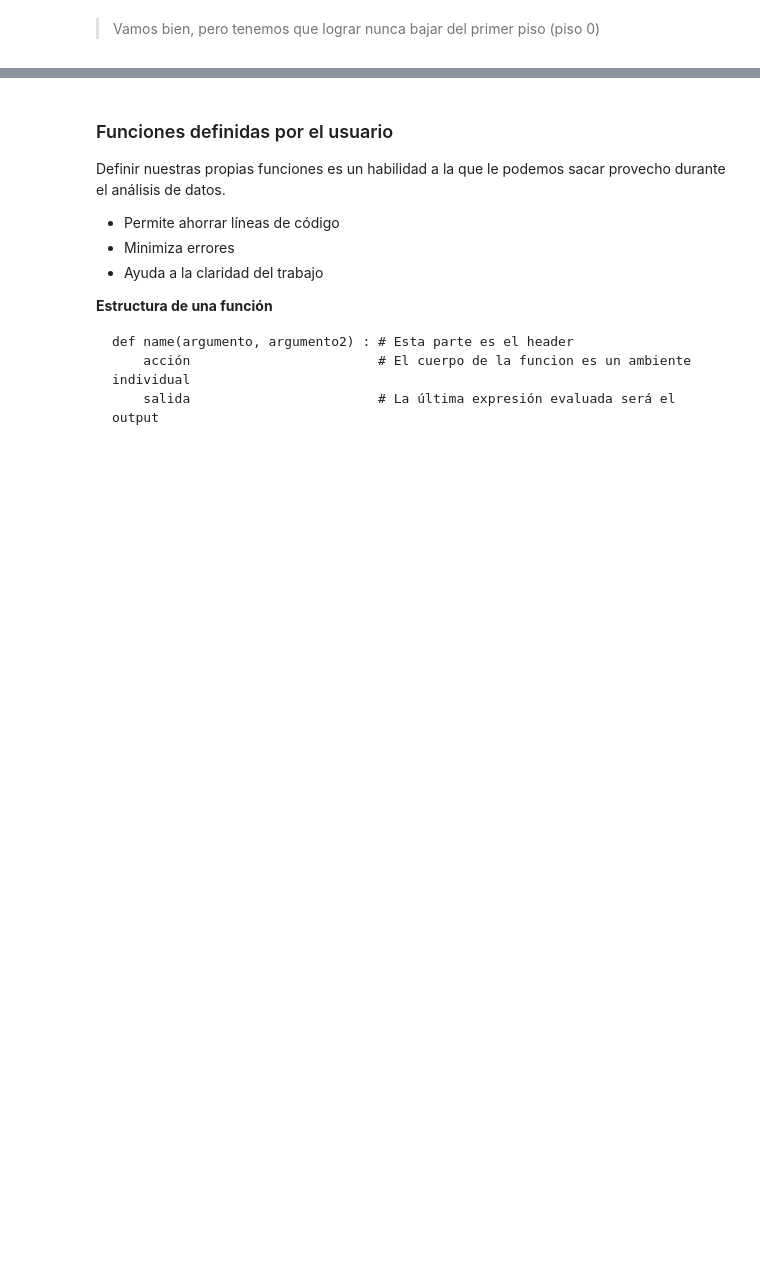
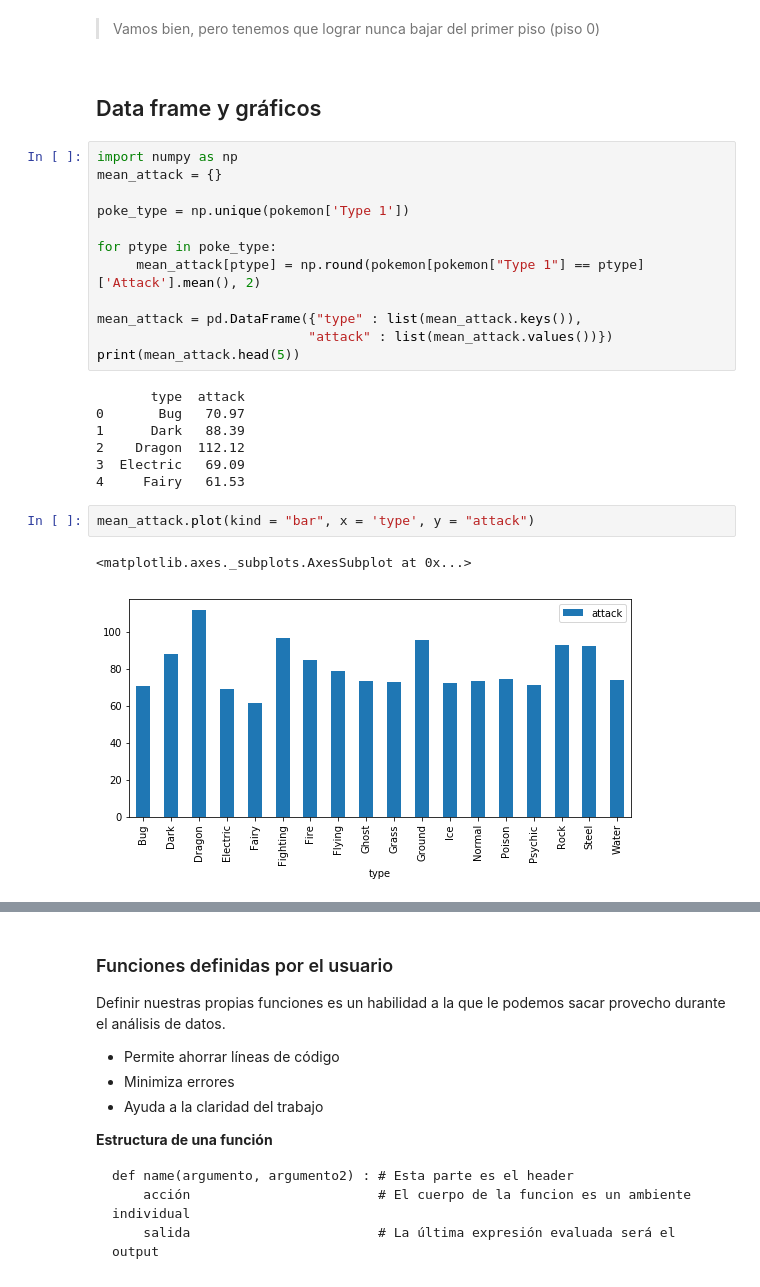
Before and after one commit to Johan-rosa/curso-python-bcrd, a Jupyter notebook: curso_python_bcrd.ipynb, the cells around one changed output, grey strips where cells are left out. Saved outputs shown, nothing was run; the diff lists cells and outputs as text; blank space fills up the shorter version.

```diff
--- a/curso_python_bcrd.ipynb
+++ b/curso_python_bcrd.ipynb
@@ -615,3 +690,29 @@ for i in range(25) :
 print(random_walk)
 # %% [markdown]
 > Vamos bien, pero tenemos que lograr nunca bajar del primer piso (piso 0)
+# %% [markdown]
+## Data frame y gráficos
+# %%
+import numpy as np
+mean_attack = {}
+
+poke_type = np.unique(pokemon['Type 1'])
+
+for ptype in poke_type:
+     mean_attack[ptype] = np.round(pokemon[pokemon["Type 1"] == ptype]['Attack'].mean(), 2)
+
+mean_attack = pd.DataFrame({"type" : list(mean_attack.keys()),
+                           "attack" : list(mean_attack.values())})
+print(mean_attack.head(5))
+# %% [output]
+       type  attack
+0       Bug   70.97
+1      Dark   88.39
+2    Dragon  112.12
+3  Electric   69.09
+4     Fairy   61.53
+# %%
+mean_attack.plot(kind = "bar", x = 'type', y = "attack")
+# %% [output]
+<matplotlib.axes._subplots.AxesSubplot at 0x...>
+[figure, added]
```
Also changed, not shown: parts of 37 cells of this notebook, 2 other files.
